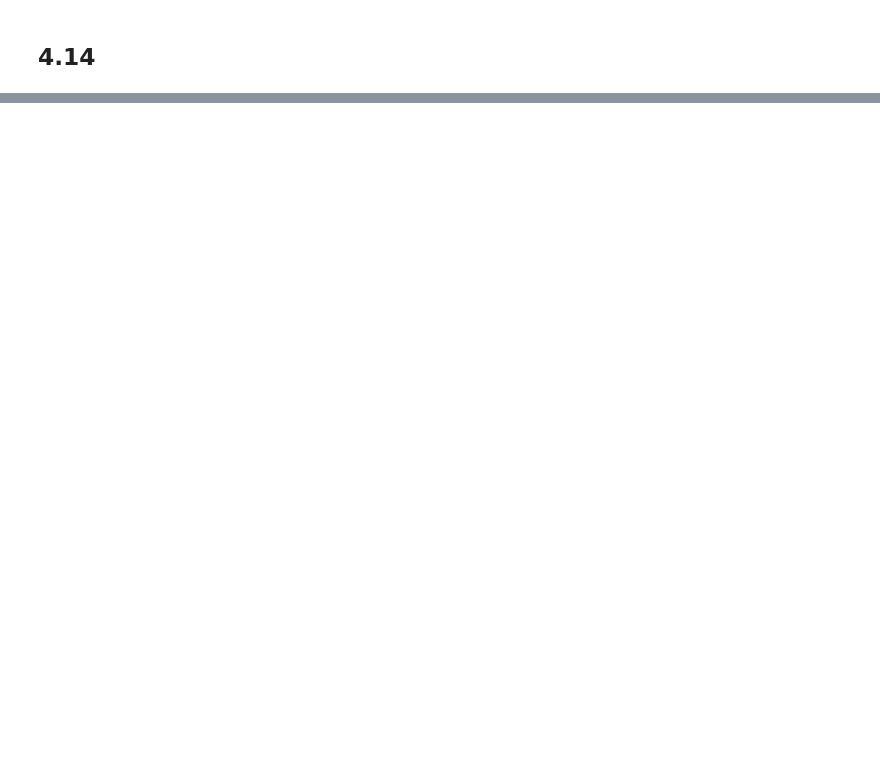
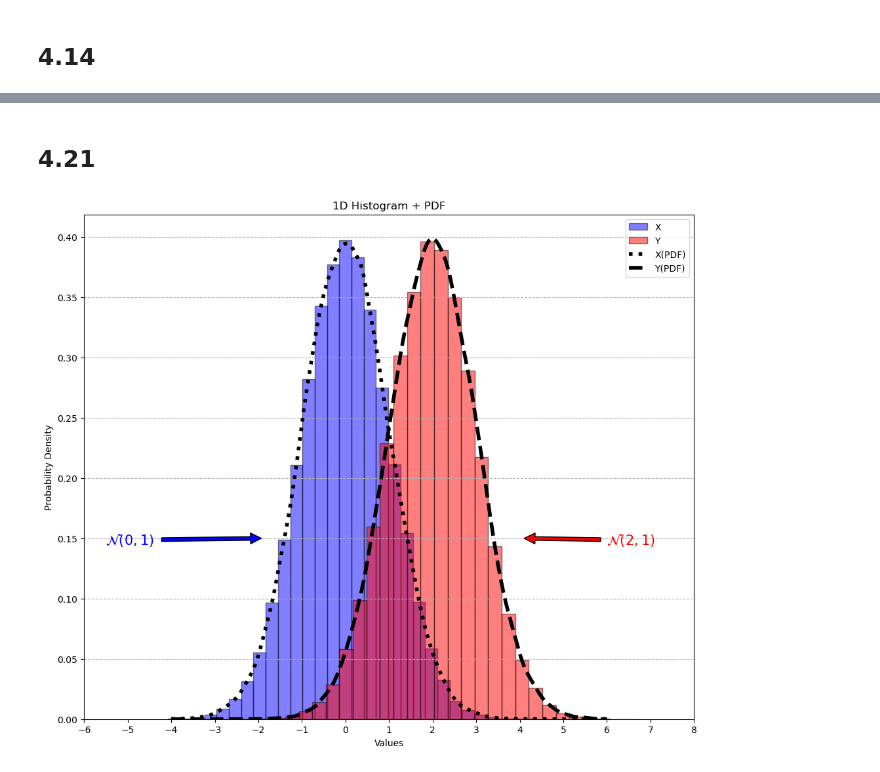
Before and after one commit to bflikkema24/PROGNUM-repo, a Jupyter notebook: Task4/SessionQuiz_week4.ipynb, the cells around one changed output, grey strips where cells are left out. Cells and saved outputs as stored; diff of their text form; code cells hidden in the pictures; blank space fills up the shorter version.

```diff
--- a/Task4/SessionQuiz_week4.ipynb
+++ b/Task4/SessionQuiz_week4.ipynb
@@ -159,0 +185,33 @@ Result log10: [ nan  nan -inf   1.   2.]
+# %% [markdown]
+## 4.21
+# %%
+import numpy as np
+from matplotlib import pyplot as plt
+from scipy.stats import gaussian_kde
+x = np.random.normal(0, 1, 100000)
+y = np.random.normal(2, 1, 100000)
+# Calculating the probability density functions
+x_pdf = gaussian_kde(x)
+y_pdf = gaussian_kde(y)
+# Create a range in which the probability density function should be evaluated.
+data_points = np.linspace(-4, 6, 1000)
+# Plotting of the histograms
+plt.figure(figsize = (12,10))
+plt.hist(x, color = "blue", bins = 30, edgecolor= "black", alpha = 0.5, density = True, label = 'X')
+plt.hist(y, color = "red" , bins = 30, edgecolor = "black",alpha = 0.5, density = True, label = 'Y')
+# Plotting of the lines from the probability density function.
+plt.plot(data_points, x_pdf(data_points), color = "black", ls = 'dotted', linewidth = 4, label = 'X(PDF)')
+plt.plot(data_points, y_pdf(data_points), color = "black", ls = 'dashed', linewidth = 4, label = 'Y(PDF)')
+plt.xlabel('Values')
+plt.ylabel('Probability Density')
+plt.xticks(np.arange(-6,9,1))
+plt.annotate(r'$\mathcal{N}(0, 1)$',xy=(-1.8, 0.15), xytext=(-5.5, 0.145),
+             arrowprops=dict(facecolor='blue', shrink=0.05), color='blue', fontsize=15)
+plt.annotate(r'$\mathcal{N}(2,1)$',xy=(4, 0.15), xytext=(6, 0.145),
+             arrowprops=dict(facecolor='r', shrink=0.05), color='r', fontsize=15)
+plt.title( '1D Histogram + PDF')
+plt.grid(True, ls = '--', axis = 'y')
+plt.legend()
+plt.show()
+# %% [output]
+[figure, added]
```
Also changed, not shown: parts of 7 cells of this notebook, 6 other files.
